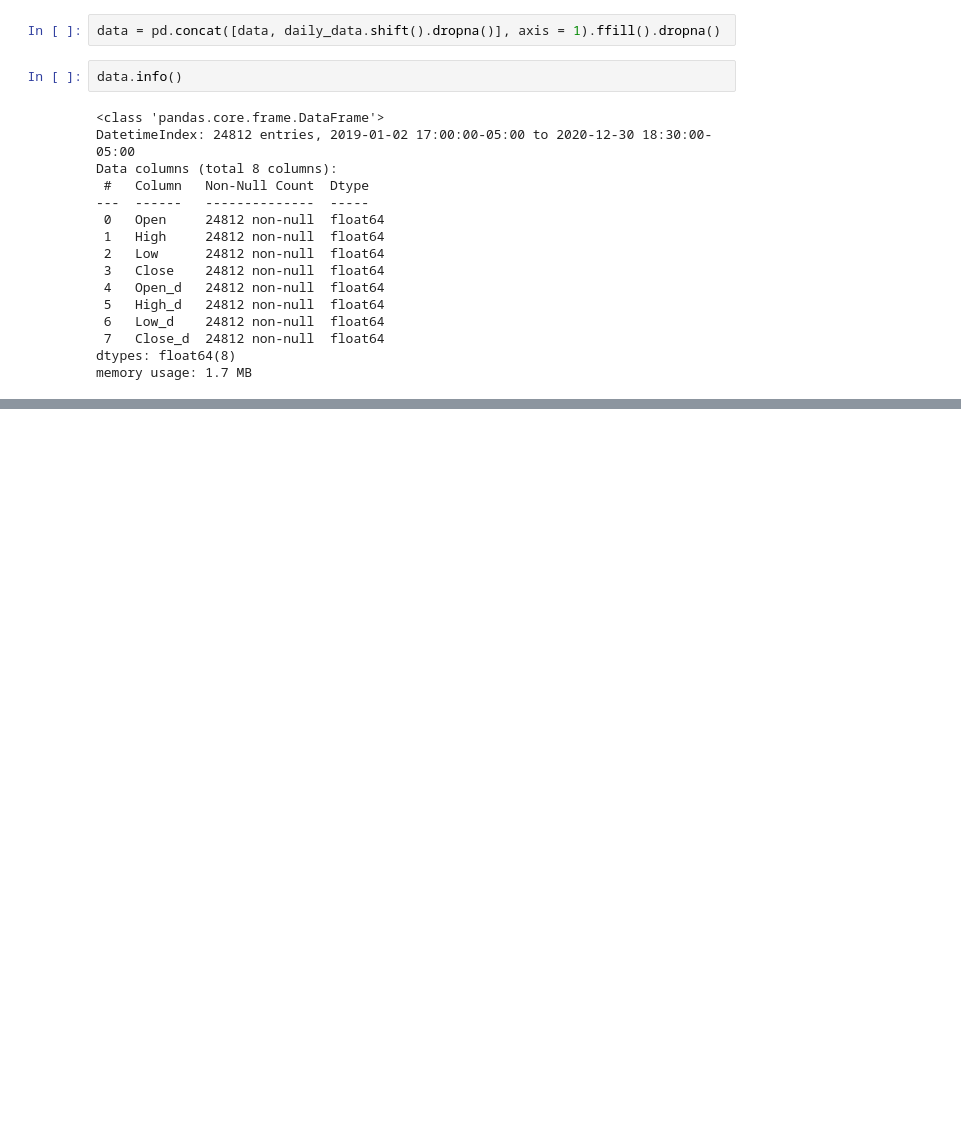
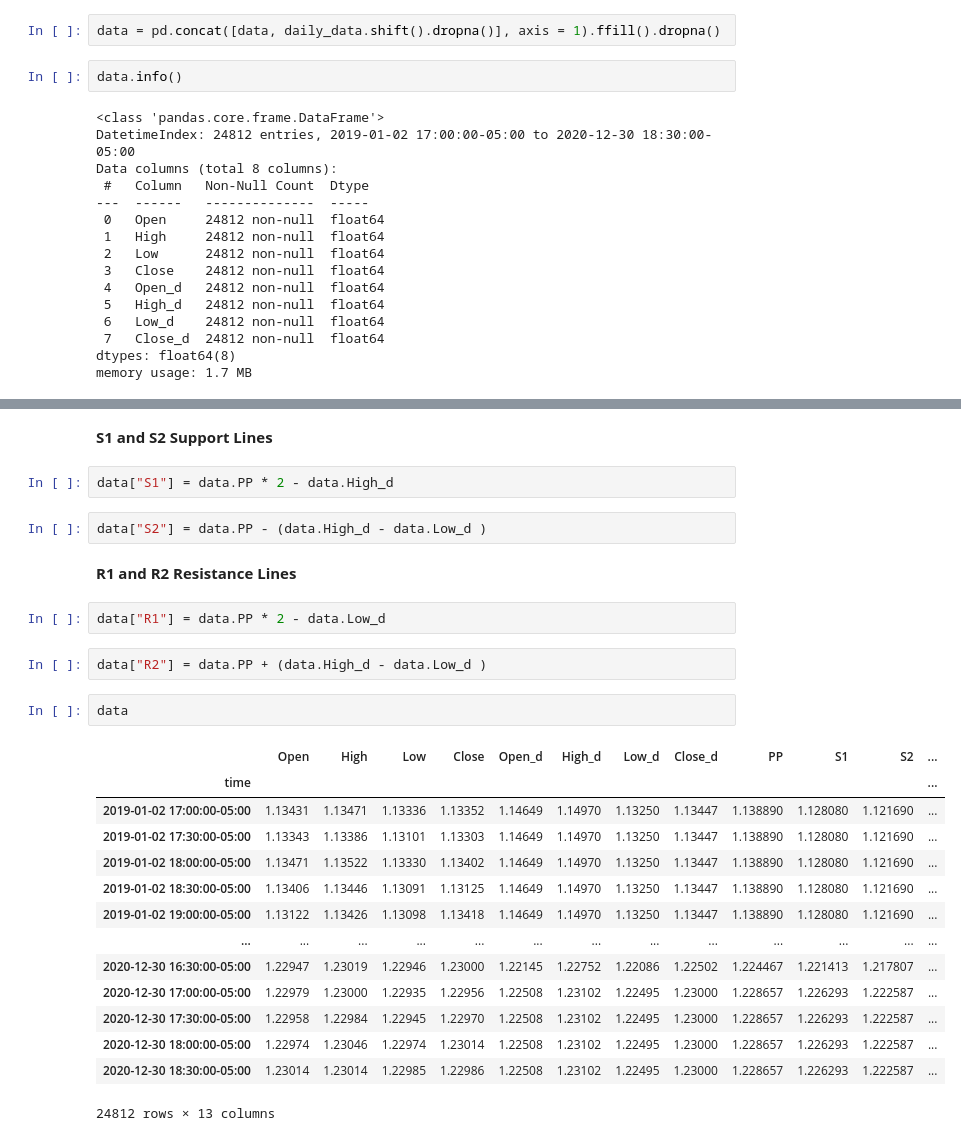
Before and after one commit to AvirukthGT/AlgoTrading, a Jupyter notebook: Pivot Point/pivot_point.ipynb, the cells around one changed output, grey strips where cells are left out. Cells and saved outputs as stored; diff of their text form; blank space fills up the shorter version.

Commit message:
PPs, Resistance and Support lines

```diff
--- a/Pivot Point/pivot_point.ipynb
+++ b/Pivot Point/pivot_point.ipynb
@@ -318,0 +341,29 @@ memory usage: 1.7 MB
+# %% [markdown]
+__S1 and S2 Support Lines__
+# %%
+data["S1"] = data.PP * 2 - data.High_d
+# %%
+data["S2"] = data.PP - (data.High_d - data.Low_d )
+# %% [markdown]
+__R1 and R2 Resistance Lines__
+# %%
+data["R1"] = data.PP * 2 - data.Low_d
+# %%
+data["R2"] = data.PP + (data.High_d - data.Low_d )
+# %%
+data
+# %% [output]
+|  | Open | High | Low | Close | Open_d | High_d | Low_d | Close_d | PP | S1 | S2 | ... |
+| time |  |  |  |  |  |  |  |  |  |  |  | ... |
+| 2019-01-02 17:00:00-05:00 | 1.13431 | 1.13471 | 1.13336 | 1.13352 | 1.14649 | 1.14970 | 1.13250 | 1.13447 | 1.138890 | 1.128080 | 1.121690 | ... |
+| 2019-01-02 17:30:00-05:00 | 1.13343 | 1.13386 | 1.13101 | 1.13303 | 1.14649 | 1.14970 | 1.13250 | 1.13447 | 1.138890 | 1.128080 | 1.121690 | ... |
+| 2019-01-02 18:00:00-05:00 | 1.13471 | 1.13522 | 1.13330 | 1.13402 | 1.14649 | 1.14970 | 1.13250 | 1.13447 | 1.138890 | 1.128080 | 1.121690 | ... |
+| 2019-01-02 18:30:00-05:00 | 1.13406 | 1.13446 | 1.13091 | 1.13125 | 1.14649 | 1.14970 | 1.13250 | 1.13447 | 1.138890 | 1.128080 | 1.121690 | ... |
+| 2019-01-02 19:00:00-05:00 | 1.13122 | 1.13426 | 1.13098 | 1.13418 | 1.14649 | 1.14970 | 1.13250 | 1.13447 | 1.138890 | 1.128080 | 1.121690 | ... |
+| ... | ... | ... | ... | ... | ... | ... | ... | ... | ... | ... | ... | ... |
+| 2020-12-30 16:30:00-05:00 | 1.22947 | 1.23019 | 1.22946 | 1.23000 | 1.22145 | 1.22752 | 1.22086 | 1.22502 | 1.224467 | 1.221413 | 1.217807 | ... |
+| 2020-12-30 17:00:00-05:00 | 1.22979 | 1.23000 | 1.22935 | 1.22956 | 1.22508 | 1.23102 | 1.22495 | 1.23000 | 1.228657 | 1.226293 | 1.222587 | ... |
+| 2020-12-30 17:30:00-05:00 | 1.22958 | 1.22984 | 1.22945 | 1.22970 | 1.22508 | 1.23102 | 1.22495 | 1.23000 | 1.228657 | 1.226293 | 1.222587 | ... |
+| 2020-12-30 18:00:00-05:00 | 1.22974 | 1.23046 | 1.22974 | 1.23014 | 1.22508 | 1.23102 | 1.22495 | 1.23000 | 1.228657 | 1.226293 | 1.222587 | ... |
+| 2020-12-30 18:30:00-05:00 | 1.23014 | 1.23014 | 1.22985 | 1.22986 | 1.22508 | 1.23102 | 1.22495 | 1.23000 | 1.228657 | 1.226293 | 1.222587 | ... |
+24812 rows × 13 columns
```
Also changed, not shown: parts of 4 cells of this notebook.
